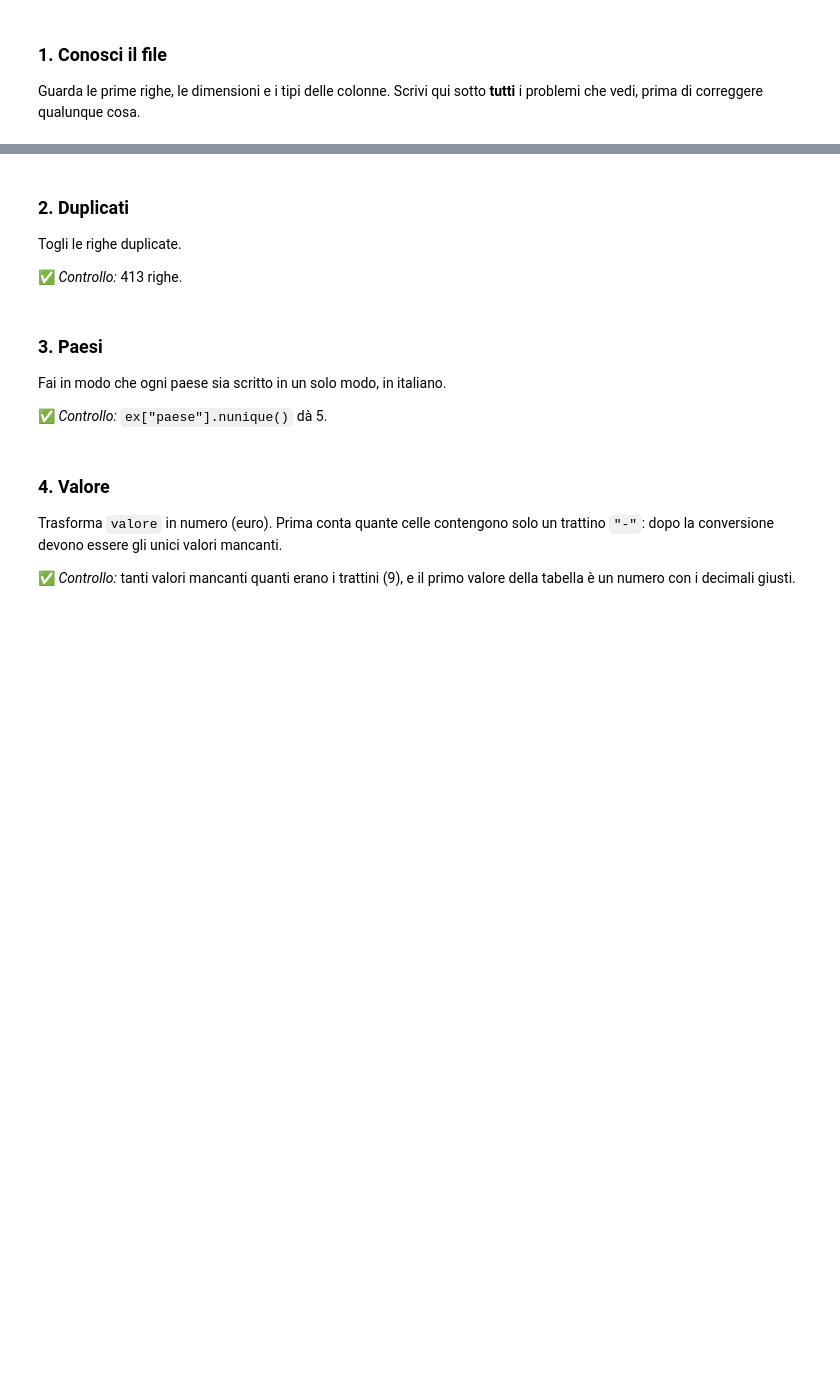
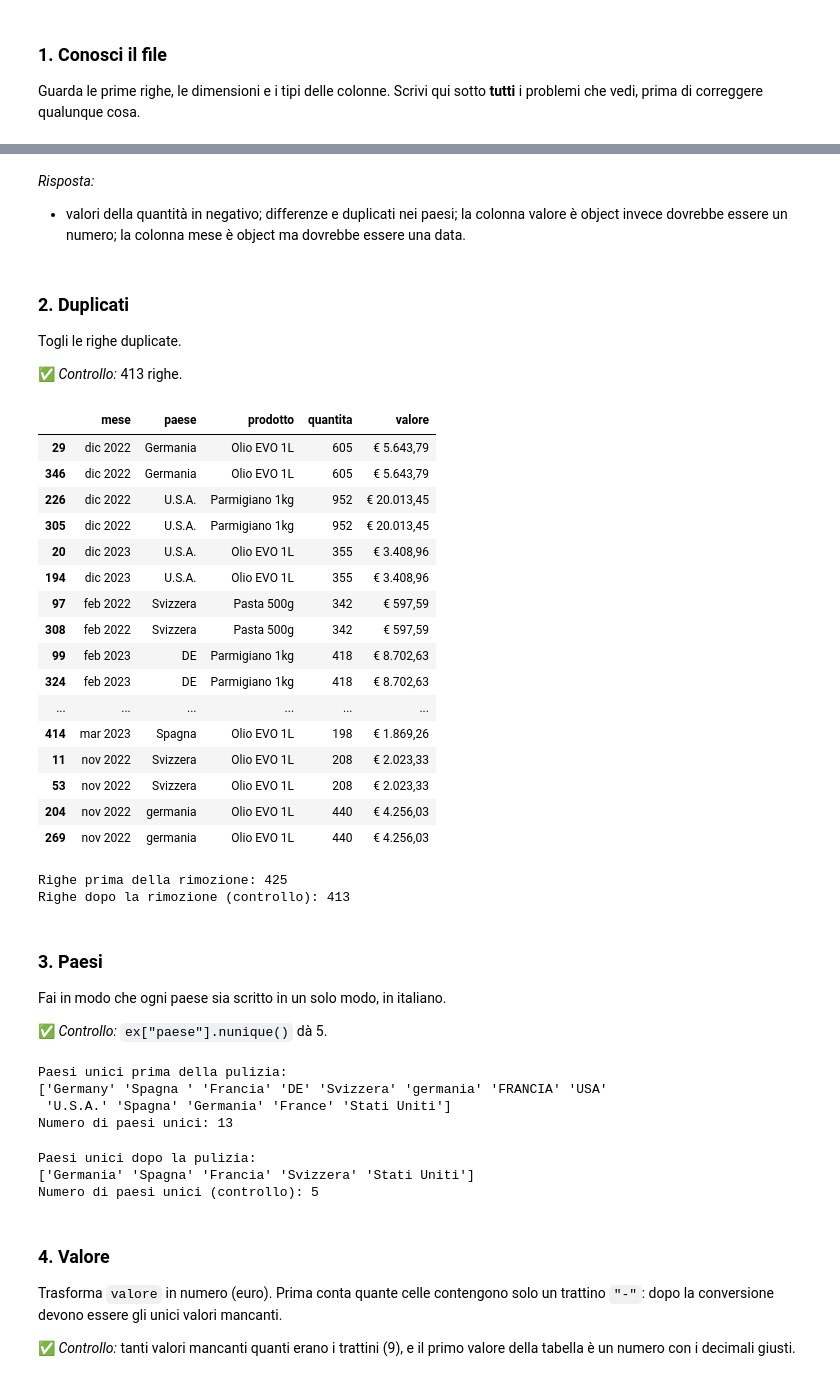
Before and after one commit to anastasiafantasia/SIMA2026, a Jupyter notebook: esercitazioni/E04_pulizia/E04_task.ipynb, the cells around one changed output, grey strips where cells are left out. Cells and saved outputs as stored; diff of their text form; code cells hidden in the pictures; blank space fills up the shorter version.

```diff
--- a/esercitazioni/E04_pulizia/E04_task.ipynb
+++ b/esercitazioni/E04_pulizia/E04_task.ipynb
@@ -86,3 +80,6 @@ Guarda le prime righe, le dimensioni e i tipi delle colonne. Scrivi qui sotto **
+# %% [markdown]
+*Risposta:*
+- valori della quantità in negativo; differenze e duplicati nei paesi; la colonna valore è object invece dovrebbe essere un numero; la colonna mese è object ma dovrebbe essere una data.
 # %% [markdown]
 ### 2. Duplicati
 
@@ -91,12 +88,81 @@ Togli le righe duplicate.
 ✅ *Controllo:* 413 righe.
 # %%
 # scrivi qui il tuo codice
+# %%
+# Identifichiamo le righe duplicate (keep=False mostra sia la prima che le successive copie)
+duplicati = ex_originale[ex_originale.duplicated(keep=False)]
+
+# Ordiniamo per vedere i duplicati vicini
+display(duplicati.sort_values(by=["mese", "paese", "prodotto"]))
+# %% [output]
+|  | mese | paese | prodotto | quantita | valore |
+| 29 | dic 2022 | Germania | Olio EVO 1L | 605 | € 5.643,79 |
+| 346 | dic 2022 | Germania | Olio EVO 1L | 605 | € 5.643,79 |
+| 226 | dic 2022 | U.S.A. | Parmigiano 1kg | 952 | € 20.013,45 |
+| 305 | dic 2022 | U.S.A. | Parmigiano 1kg | 952 | € 20.013,45 |
+| 20 | dic 2023 | U.S.A. | Olio EVO 1L | 355 | € 3.408,96 |
+| 194 | dic 2023 | U.S.A. | Olio EVO 1L | 355 | € 3.408,96 |
+| 97 | feb 2022 | Svizzera | Pasta 500g | 342 | € 597,59 |
+| 308 | feb 2022 | Svizzera | Pasta 500g | 342 | € 597,59 |
+| 99 | feb 2023 | DE | Parmigiano 1kg | 418 | € 8.702,63 |
+| 324 | feb 2023 | DE | Parmigiano 1kg | 418 | € 8.702,63 |
+| ... | ... | ... | ... | ... | ... |
+| 414 | mar 2023 | Spagna | Olio EVO 1L | 198 | € 1.869,26 |
+| 11 | nov 2022 | Svizzera | Olio EVO 1L | 208 | € 2.023,33 |
+| 53 | nov 2022 | Svizzera | Olio EVO 1L | 208 | € 2.023,33 |
+| 204 | nov 2022 | germania | Olio EVO 1L | 440 | € 4.256,03 |
+| 269 | nov 2022 | germania | Olio EVO 1L | 440 | € 4.256,03 |
+# %%
+print(f"Righe prima della rimozione: {len(ex)}")
+
+# Rimuove le righe duplicate mantenendo solo la prima occorrenza
+ex = ex.drop_duplicates()
+
+print(f"Righe dopo la rimozione (controllo): {len(ex)}")
+# %% [output]
+Righe prima della rimozione: 425
+Righe dopo la rimozione (controllo): 413
 # %% [markdown]
 ### 3. Paesi
 
 Fai in modo che ogni paese sia scritto in un solo modo, in italiano.
 
 ✅ *Controllo:* `ex["paese"].nunique()` dà 5.
+# %%
+# 1. Vediamo i nomi unici attuali dei paesi
+print("Paesi unici prima della pulizia:")
+print(ex["paese"].unique())
+print(f"Numero di paesi unici: {ex['paese'].nunique()}\n")
+# %% [output]
+Paesi unici prima della pulizia:
+['Germany' 'Spagna ' 'Francia' 'DE' 'Svizzera' 'germania' 'FRANCIA' 'USA'
+ 'U.S.A.' 'Spagna' 'Germania' 'France' 'Stati Uniti']
+Numero di paesi unici: 13
+# %%
+# 2. Definiamo un dizionario per mappare le varianti al nome standard in italiano
+mappa_paesi = {
+    'Germany': 'Germania',
+    'DE': 'Germania',
+    'germania': 'Germania',
+    'France': 'Francia',
+    'FRANCIA': 'Francia',
+    'USA': 'Stati Uniti',
+    'U.S.A.': 'Stati Uniti',
+    'Spain': 'Spagna',
+    'Svizzera': 'Svizzera'
+}
+
+# Applichiamo la sostituzione e rimuoviamo eventuali spazi bianchi extra
+ex['paese'] = ex['paese'].str.strip().replace(mappa_paesi)
+
+# 3. Verifichiamo il risultato
+print("Paesi unici dopo la pulizia:")
+print(ex["paese"].unique())
+print(f"Numero di paesi unici (controllo): {ex['paese'].nunique()}")
+# %% [output]
+Paesi unici dopo la pulizia:
+['Germania' 'Spagna' 'Francia' 'Svizzera' 'Stati Uniti']
+Numero di paesi unici (controllo): 5
 # %%
 # scrivi qui il tuo codice
 # %% [markdown]
```
Also changed, not shown: parts of 27 cells of this notebook.
